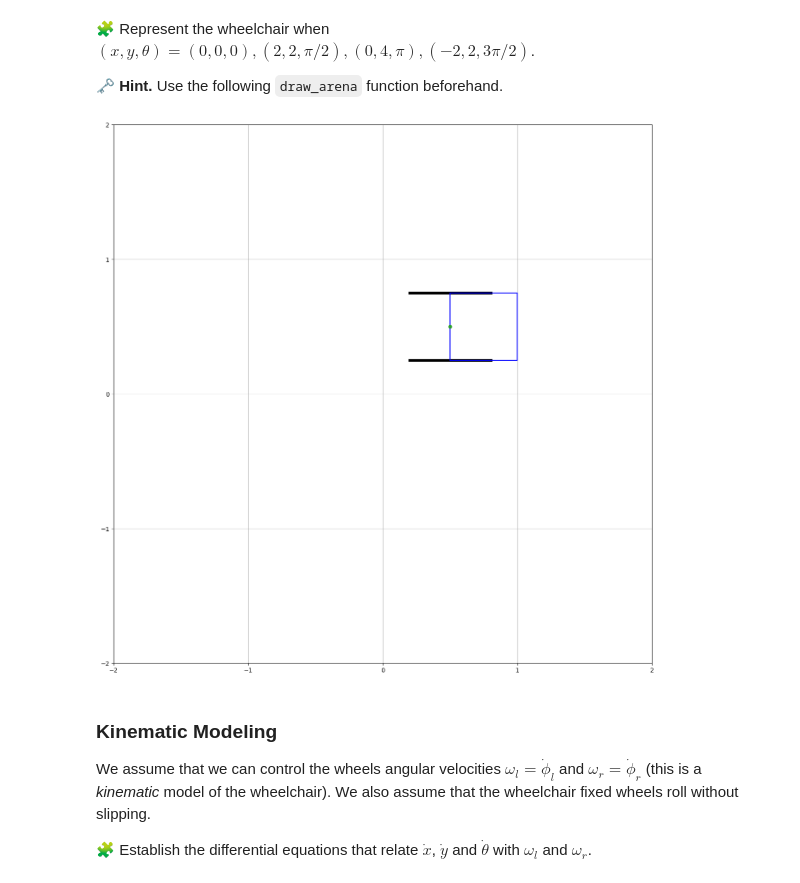
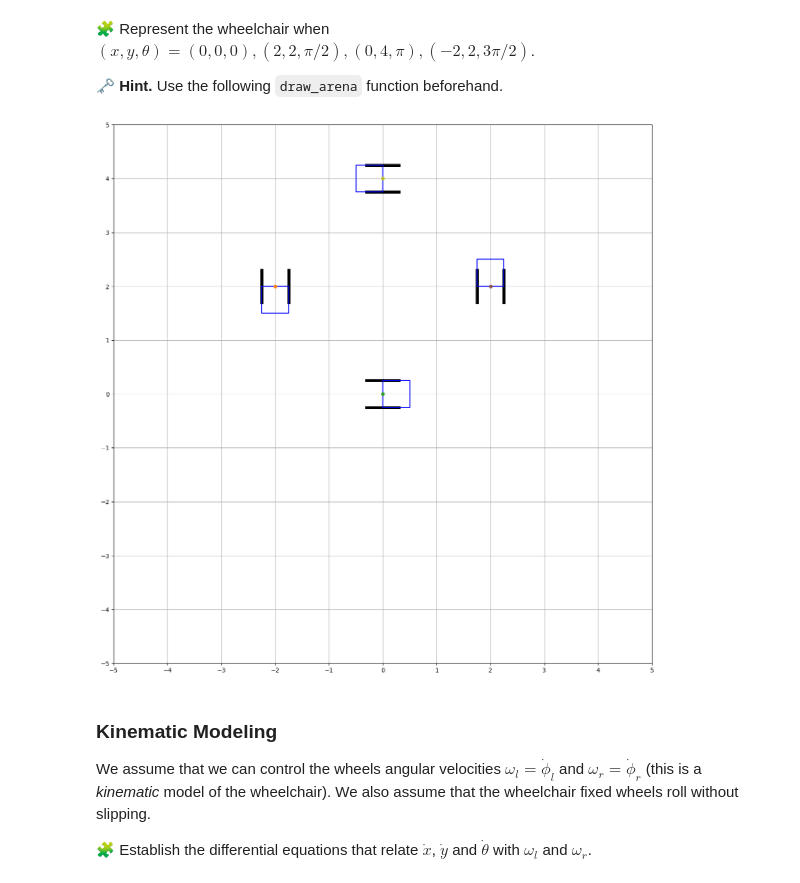
Before and after one commit to HibaNRJ/control-engineering-with-python-project-2022-2023, a Jupyter notebook: Project-1.ipynb, the cells around one changed output. Drawn from its saved outputs; the diff is of its cells as text; code cells hidden in the pictures.

```diff
--- a/Project-1.ipynb
+++ b/Project-1.ipynb
@@ -107,11 +107,16 @@ def draw_arena(xmin, xmax, ymin, ymax):
     xticks(arange(xmin, xmax+1, 1))
     yticks(arange(ymin, ymax+1, 1))
     grid(True)
-# %%
-draw_arena(-2, 2, -2, 2)
-draw_wheelchair(0.5, 0.5, 0)
-# %% [output]
-[figure, removed]
+# %%
+
+draw_arena(-5,5,-5,5)
+
+draw_wheelchair(0,0,0)
+draw_wheelchair(2,2,pi/2)
+draw_wheelchair(0,4,pi)
+draw_wheelchair(-2,2,3*pi/2)
+# %% [output]
+[figure, added]
 # %% [markdown]
 ### Kinematic Modeling
 
```
Also changed, not shown: parts of 1 cell of this notebook.
